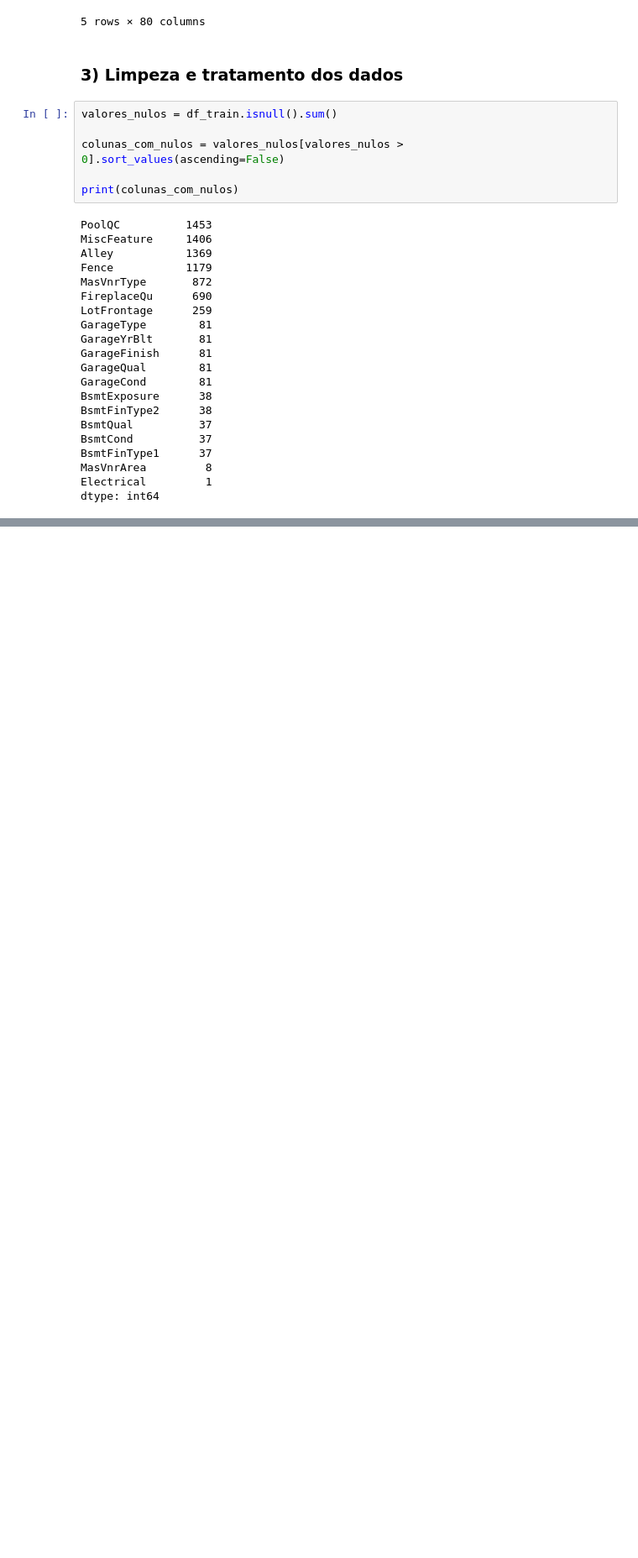
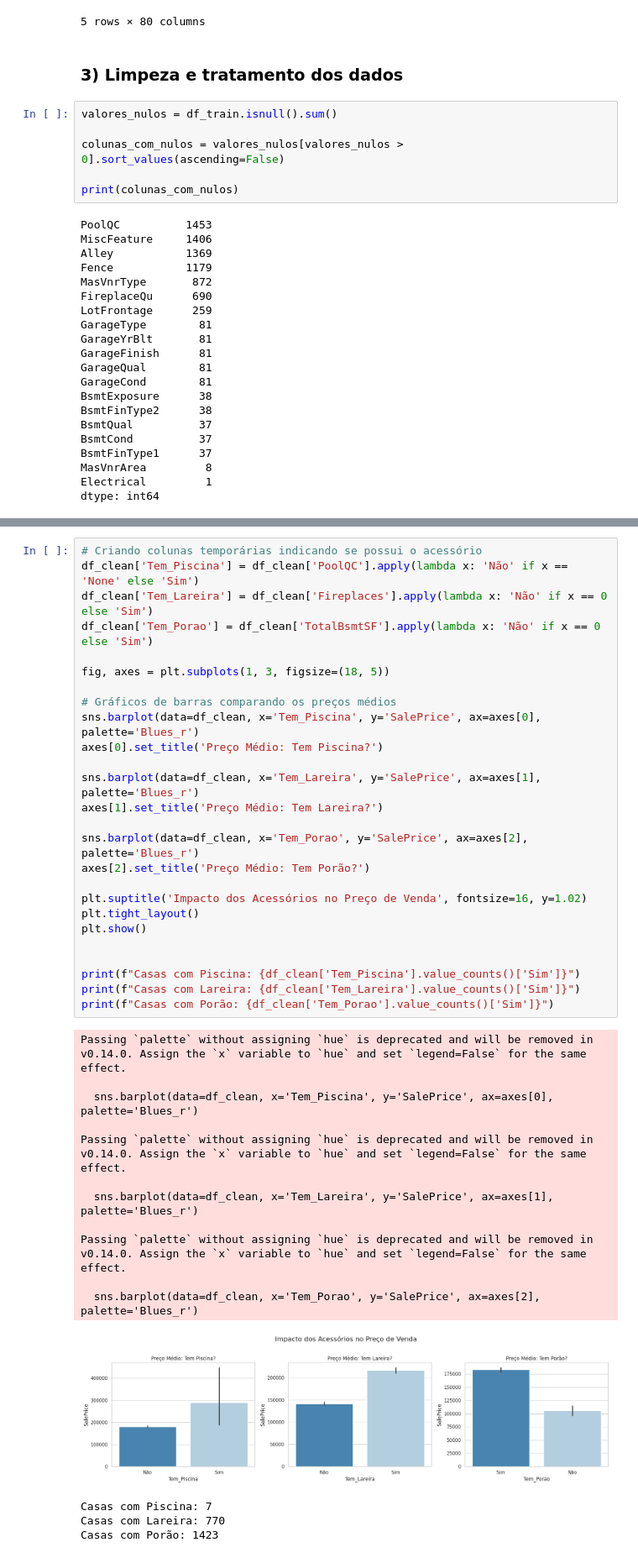
Before and after one commit to th900/imovel_valor, a Jupyter notebook: previsao_imovel.ipynb, the cells around one changed output, grey strips where cells are left out. Shown at 84% size. Drawn from its saved outputs; the diff is of its cells as text; blank space fills up the shorter version.

```diff
--- a/previsao_imovel.ipynb
+++ b/previsao_imovel.ipynb
@@ -135,0 +214,42 @@ Total de valores nulos restantes: 0
+# %%
+# Criando colunas temporárias indicando se possui o acessório
+df_clean['Tem_Piscina'] = df_clean['PoolQC'].apply(lambda x: 'Não' if x == 'None' else 'Sim')
+df_clean['Tem_Lareira'] = df_clean['Fireplaces'].apply(lambda x: 'Não' if x == 0 else 'Sim')
+df_clean['Tem_Porao'] = df_clean['TotalBsmtSF'].apply(lambda x: 'Não' if x == 0 else 'Sim')
+
+fig, axes = plt.subplots(1, 3, figsize=(18, 5))
+
+# Gráficos de barras comparando os preços médios
+sns.barplot(data=df_clean, x='Tem_Piscina', y='SalePrice', ax=axes[0], palette='Blues_r')
+axes[0].set_title('Preço Médio: Tem Piscina?')
+
+sns.barplot(data=df_clean, x='Tem_Lareira', y='SalePrice', ax=axes[1], palette='Blues_r')
+axes[1].set_title('Preço Médio: Tem Lareira?')
+
+sns.barplot(data=df_clean, x='Tem_Porao', y='SalePrice', ax=axes[2], palette='Blues_r')
+axes[2].set_title('Preço Médio: Tem Porão?')
+
+plt.suptitle('Impacto dos Acessórios no Preço de Venda', fontsize=16, y=1.02)
+plt.tight_layout()
+plt.show()
+
+
+print(f"Casas com Piscina: {df_clean['Tem_Piscina'].value_counts()['Sim']}")
+print(f"Casas com Lareira: {df_clean['Tem_Lareira'].value_counts()['Sim']}")
+print(f"Casas com Porão: {df_clean['Tem_Porao'].value_counts()['Sim']}")
+# %% [output]
+Passing `palette` without assigning `hue` is deprecated and will be removed in v0.14.0. Assign the `x` variable to `hue` and set `legend=False` for the same effect.
+
+  sns.barplot(data=df_clean, x='Tem_Piscina', y='SalePrice', ax=axes[0], palette='Blues_r')
+
+Passing `palette` without assigning `hue` is deprecated and will be removed in v0.14.0. Assign the `x` variable to `hue` and set `legend=False` for the same effect.
+
+  sns.barplot(data=df_clean, x='Tem_Lareira', y='SalePrice', ax=axes[1], palette='Blues_r')
+
+Passing `palette` without assigning `hue` is deprecated and will be removed in v0.14.0. Assign the `x` variable to `hue` and set `legend=False` for the same effect.
+
+  sns.barplot(data=df_clean, x='Tem_Porao', y='SalePrice', ax=axes[2], palette='Blues_r')
+[figure, added]
+Casas com Piscina: 7
+Casas com Lareira: 770
+Casas com Porão: 1423
```
Also changed, not shown: parts of 29 cells of this notebook.
